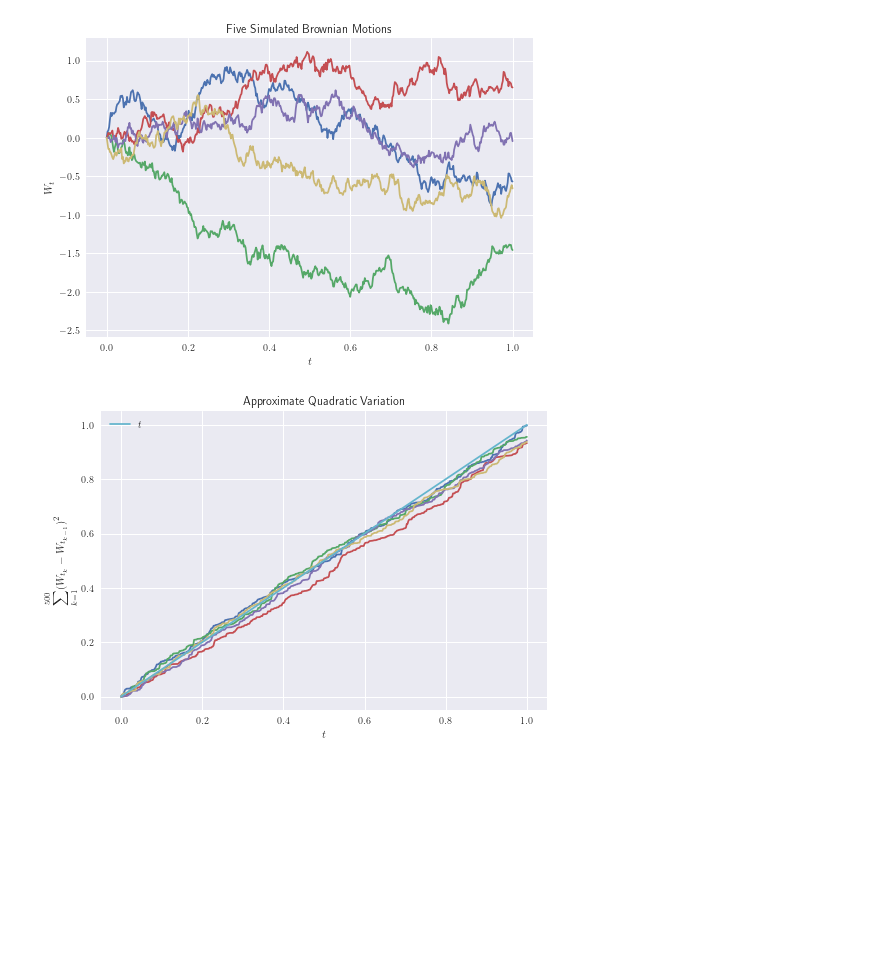
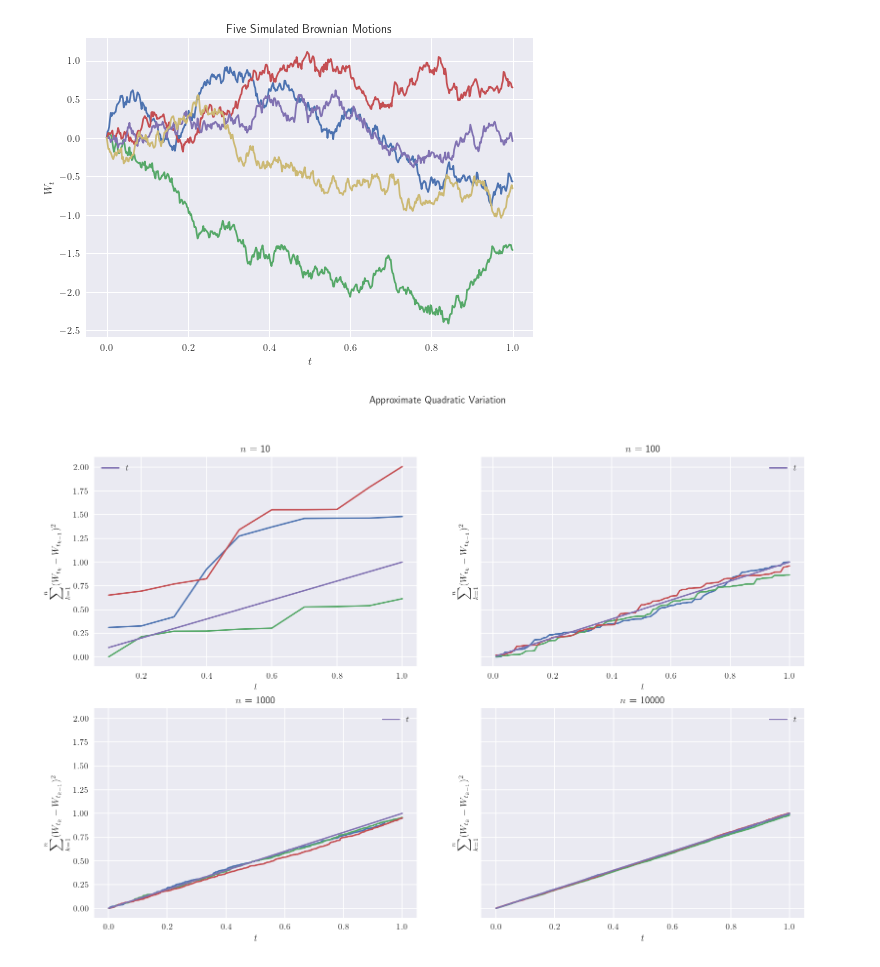
Before and after one commit to charlesrambo/math_bootcamp_24, a Jupyter notebook: Unit 4/unit_4_code_snippets.ipynb, the cells around one changed output. Cells and saved outputs as stored; diff of their text form; code cells hidden in the pictures; blank space fills up the shorter version.

```diff
--- a/Unit 4/unit_4_code_snippets.ipynb
+++ b/Unit 4/unit_4_code_snippets.ipynb
@@ -494,49 +490,61 @@ plt.show()
 import numpy as np, matplotlib.pyplot as plt
 from scipy.stats import norm
 
 # Use LaTeX
 plt.rcParams['text.usetex'] = True
 
 # Use Seaborn style
 plt.style.use('seaborn')
 
 # Set the random seed
 np.random.seed(0)
 
-# Break up into n discrete intervals
-n = 500
+# Define n-values
+n_vals = [10, 100, 1000, 10000]
+
+# Set up subplots
+fig, ax = plt.subplots(2, 2, sharey = True, figsize = (15, 10),
+                      dpi = 125)
 
 # Simulate five Brownian motions
-for _ in range(5):
+for i, n in enumerate(n_vals):
 
-    # Difference of two Brownian motion is normal
-    Z = norm.rvs(scale = np.sqrt(1/n), size = n)
+    # Get row and column
+    row, col = i//2, i % 2
 
-    # Add zero to start since W_0 = 0
-    quad_var = np.insert(np.cumsum(Z**2), 0, 0)
+    # Difference of two Brownian motions is normal
+    dW = norm.rvs(scale = np.sqrt(1/n), size = (3, n))
+
+    # Calculate quadratic variance
+    quad_var = np.cumsum(dW**2, axis = 1)
 
     # Plot results
-    plt.plot(np.linspace(0, 1, n + 1), quad_var)
+    for j in range(3):
 
-# Plot t
-plt.plot(np.linspace(0, 1, n + 1), np.linspace(0, 1, n + 1),
+        ax[row, col].plot(np.linspace(1/n, 1, n), quad_var[j, :])
+
+    # Plot t
+    ax[row, col].plot(np.linspace(1/n, 1, n), np.linspace(1/n, 1, n),
          label = r'$t$')
 
-# Add x-label
-plt.xlabel(r'$t$')
+    # Add x-label
+    ax[row, col].set_xlabel(r'$t$')
 
-# Add y-label
-plt.ylabel(r'$\displaystyle\sum_{k = 1}^{500} (W_{t_k} - W_{t_{k - 1}})^2$')
+    # Add y-label
+    ax[row, col].set_ylabel(r'$\displaystyle\sum_{k = 1}^{n} (W_{t_k} - W_{t_{k - 1}})^2$')
+
+    # Give plot a title
+    ax[row, col].set_title(f'$n$ = {n}')
+
+    # Add legend
+    ax[row, col].legend()
 
 # Add title to plot
-plt.title(r'Approximate Quadratic Variation')
-
-# Add legend
-plt.legend()
+plt.suptitle(r'Approximate Quadratic Variation')
 
 # Save the figure
 plt.savefig(path + r'ex4-6.png')
 
 plt.show()
 # %% [output]
-[figure, old version]
+[figure, new version]
```
Also changed, not shown: parts of 10 cells of this notebook, 2 other files.
